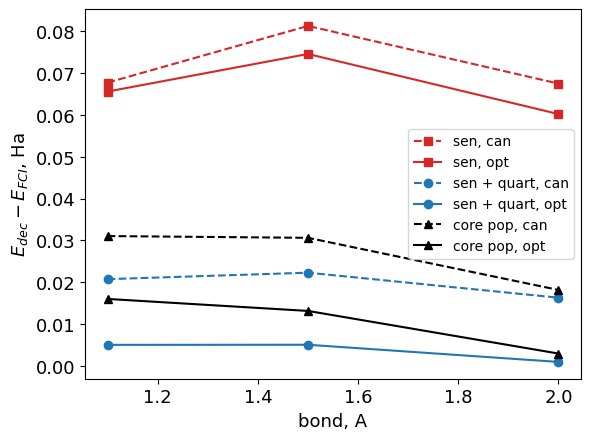
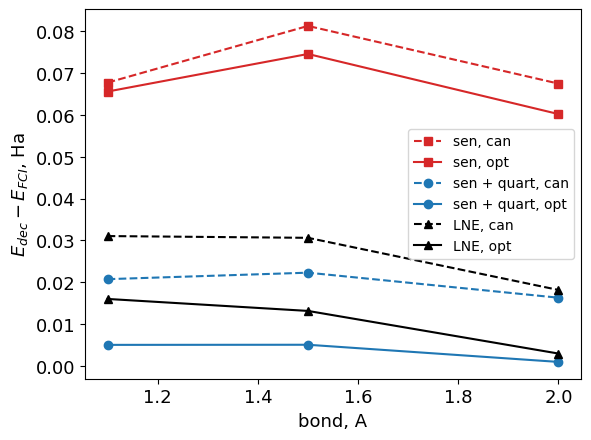
The change to this notebook cell's code, shown as a diff; its figure went from the first image to the second:
--- before
+++ after
@@ -1,4 +1,4 @@
 for i in range(6):
-    plt.plot(data[i]["bond"], data[i]["E_dec"] - data[i]["e_fci"], 
+    plt.plot(data[i]["bond"], data[i]["E_dec"] - data[i]["E_fci"], 
              label=titles[i], color=colors[i],
              linestyle=linestyles[i], marker=markers[i])
@@ -7,4 +7,4 @@
 plt.xlabel("bond, A")
 plt.legend(fontsize=10)
-plt.savefig("N2_dE.png", format="png", dpi=400, bbox_inches="tight")
+plt.savefig(mol_name + "_dE.png", format="png", dpi=400, bbox_inches="tight")
 plt.show()

Commit: some plots